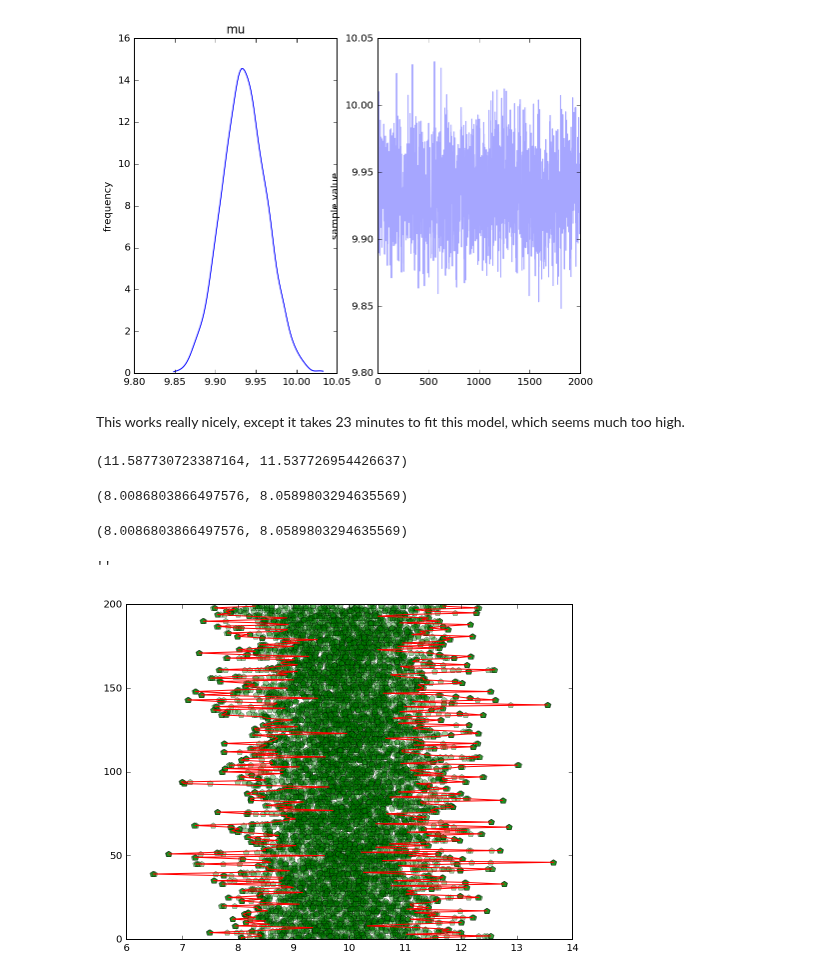
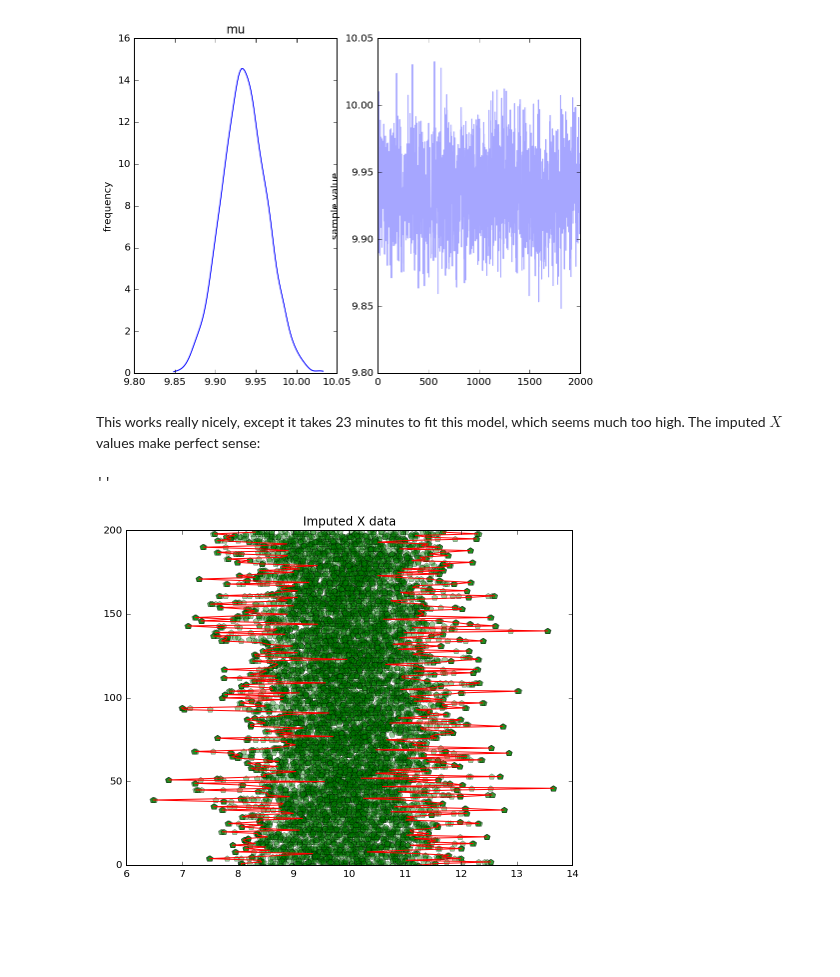
Before and after one commit to maximerischard/TemperatureImputations.jl, a Jupyter notebook: MaxInference.ipynb, the cells around one changed output. Saved outputs shown, nothing was run; the diff lists cells and outputs as text; code cells hidden in the pictures; blank space fills up the shorter version.

```diff
--- a/MaxInference.ipynb
+++ b/MaxInference.ipynb
@@ -153,0 +164,13 @@ fit.plot(['mu']);
+# %%
+x_imputed = fit.extract('x')['x']
+x_imputed.shape
+
+ii = range(N)
+for d in range(p):
+#     plt.plot(X[:,d], ii, "o", color="grey", alpha=0.5)
+    for t in range(-5,-1):
+        plt.plot(x_imputed[t,:,d], ii, "p", color="green", alpha=0.4)
+plt.plot(Ymin, ii, color="red")
+plt.plot(Ymax, ii, color="red")
+plt.title("Imputed X data")
+;
@@ -274,39 +326,20 @@ fit3.plot(['mu'])
 ''
 [figure]
 # %% [markdown]
-This works really nicely, except it takes 23 minutes to fit this model, which seems much too high.
+This works really nicely, except it takes 23 minutes to fit this model, which seems much too high. The imputed $X$ values make perfect sense:
-# %%
-def softmax(k, x):
-    maxkx = np.max(k*x)
-    return (maxkx+np.sum(np.exp(k*x-maxkx)))/k
-
-softmax(20.0, X[1,:]),Ymax[1]
-# %% [output]
-(11.587730723387164, 11.537726954426637)
-# %%
-def softmin(k, x):
-    minkx = np.max(-k*x)
-    return -(minkx+np.sum(np.exp(-k*x-minkx)))/k
-
--softmax(20.0, -X[1,:]),Ymin[1]
-# %% [output]
-(8.0086803866497576, 8.0589803294635569)
-# %%
-softmin(20.0, X[1,:]),Ymin[1]
-# %% [output]
-(8.0086803866497576, 8.0589803294635569)
 # %%
 x_imputed = fit3.extract('x')['x']
 x_imputed.shape
 
 ii = range(N)
 for d in range(p):
 #     plt.plot(X[:,d], ii, "o", color="grey", alpha=0.5)
     for t in range(-5,-1):
         plt.plot(x_imputed[t,:,d], ii, "p", color="green", alpha=0.4)
 plt.plot(Ymin, ii, color="red")
 plt.plot(Ymax, ii, color="red")
+plt.title("Imputed X data")
 ;
 # %% [output]
 ''
-[figure, old version]
+[figure, new version]
```
Also changed, not shown: parts of 28 cells of this notebook.
